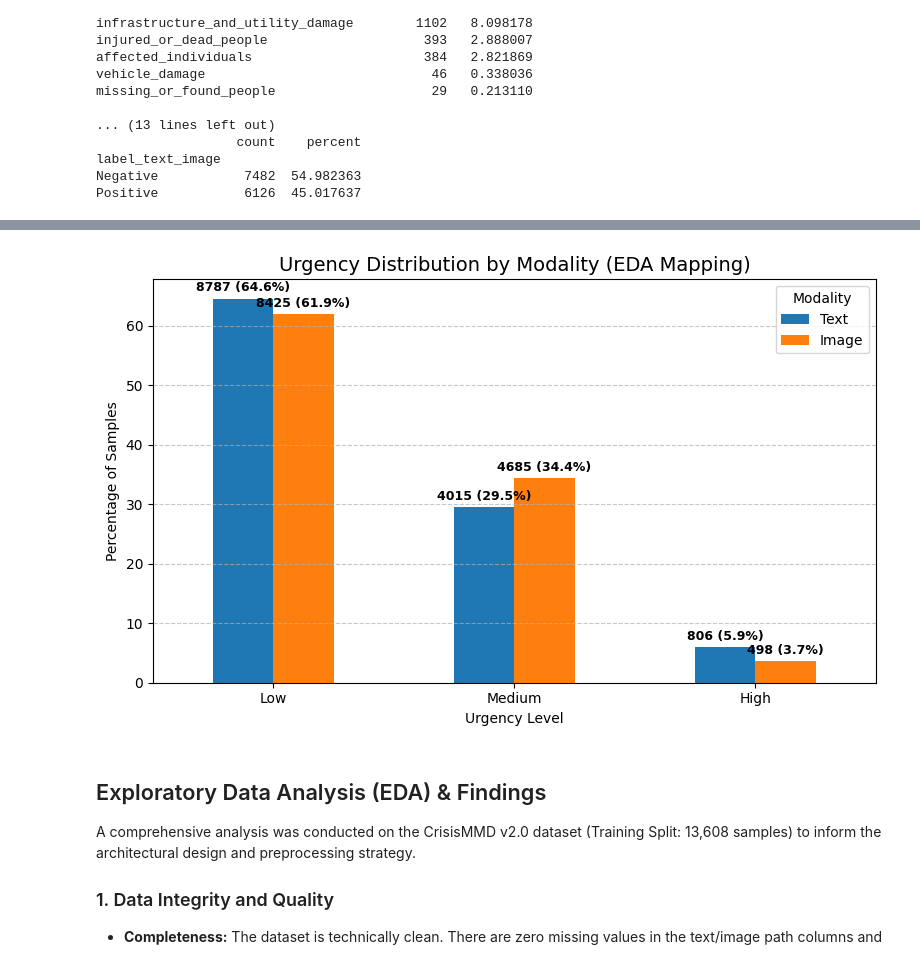
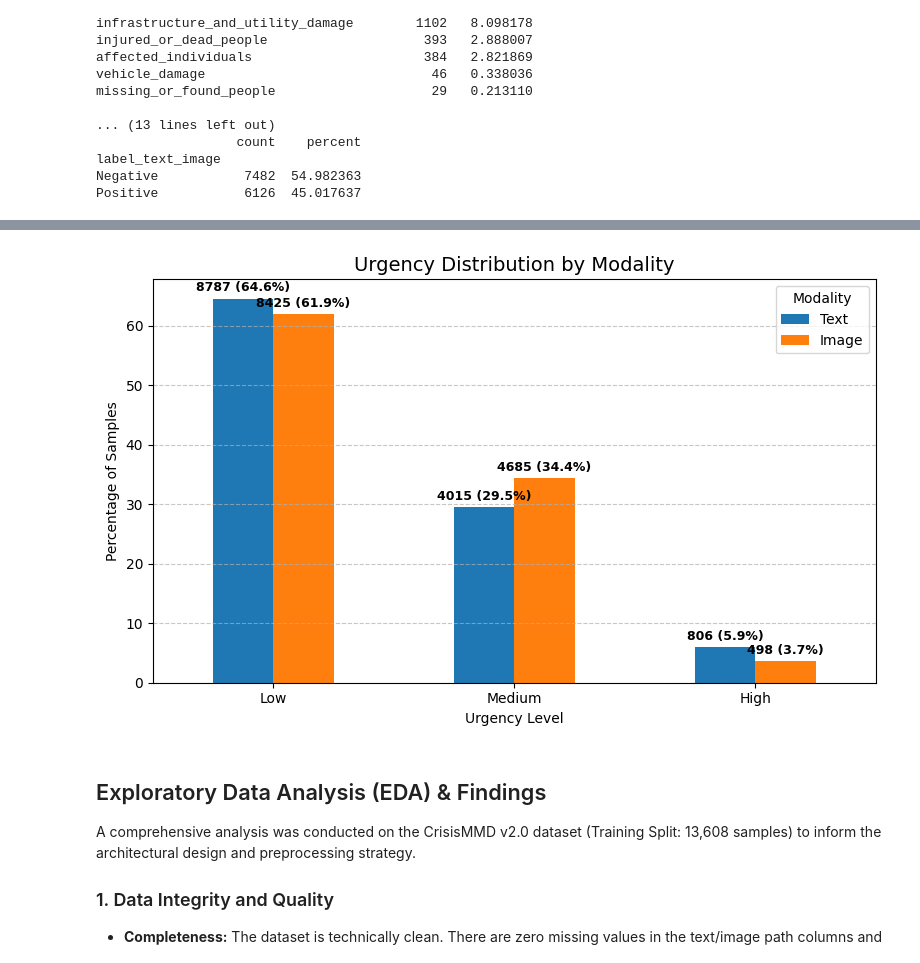
Before and after one commit to PiyushLekhak/crisis-eye, a Jupyter notebook: notebooks/01_eda.ipynb, the cells around one changed output, grey strips where cells are left out. Saved outputs shown, nothing was run; the diff lists cells and outputs as text; code cells hidden in the pictures.

```diff
--- a/notebooks/01_eda.ipynb
+++ b/notebooks/01_eda.ipynb
@@ -472,35 +492,35 @@ urg_df = pd.DataFrame({
 })
 
 ax = urg_df.plot(
     kind="bar",
     figsize=(8, 5)
 )
 
 # Annotate with counts + percentages directly above each bar
 for bars, modality in zip(ax.containers, urg_df.columns):
     counts = urg_text_cnt if modality == "Text" else urg_image_cnt
     for bar, pct, cnt in zip(bars, urg_df[modality], counts):
         height = bar.get_height()
         ax.annotate(
             f"{cnt} ({pct:.1f}%)",
             xy=(bar.get_x() + bar.get_width() / 2, height),
             xytext=(0, 3),  # offset in points
             textcoords="offset points",
             ha="center", va="bottom",
             fontsize=9, fontweight="bold"
         )
 
-ax.set_title("Urgency Distribution by Modality (EDA Mapping)", fontsize=14)
+ax.set_title("Urgency Distribution by Modality", fontsize=14)
 ax.set_xlabel("Urgency Level")
 ax.set_ylabel("Percentage of Samples")
 ax.set_xticklabels(ax.get_xticklabels(), rotation=0)
 ax.grid(axis="y", linestyle="--", alpha=0.7)
 ax.legend(title="Modality")
 
 plt.tight_layout()
 plt.show()
 # %% [output]
-[figure, old version]
+[figure, new version]
 # %% [markdown]
 ## Exploratory Data Analysis (EDA) & Findings
 
```
Also changed, not shown: parts of 6 cells of this notebook, 6 other files.
